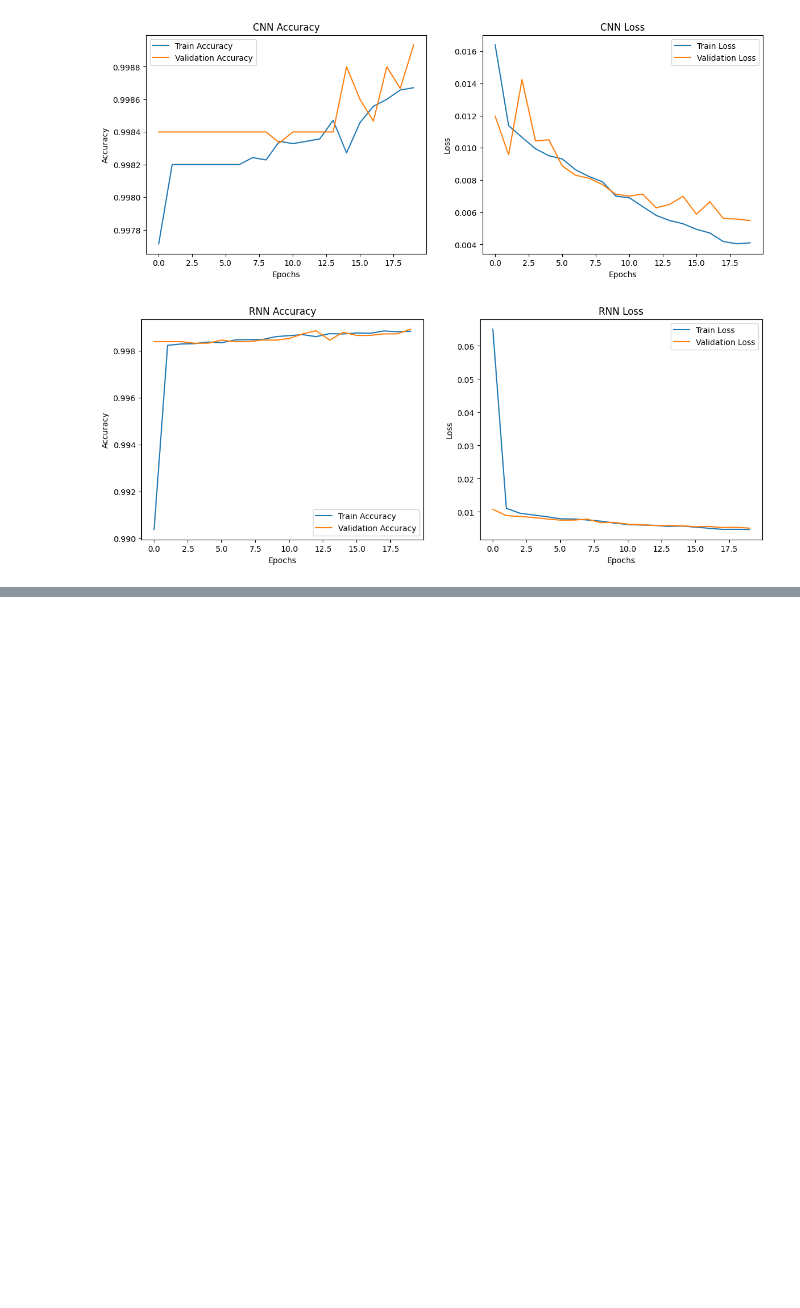
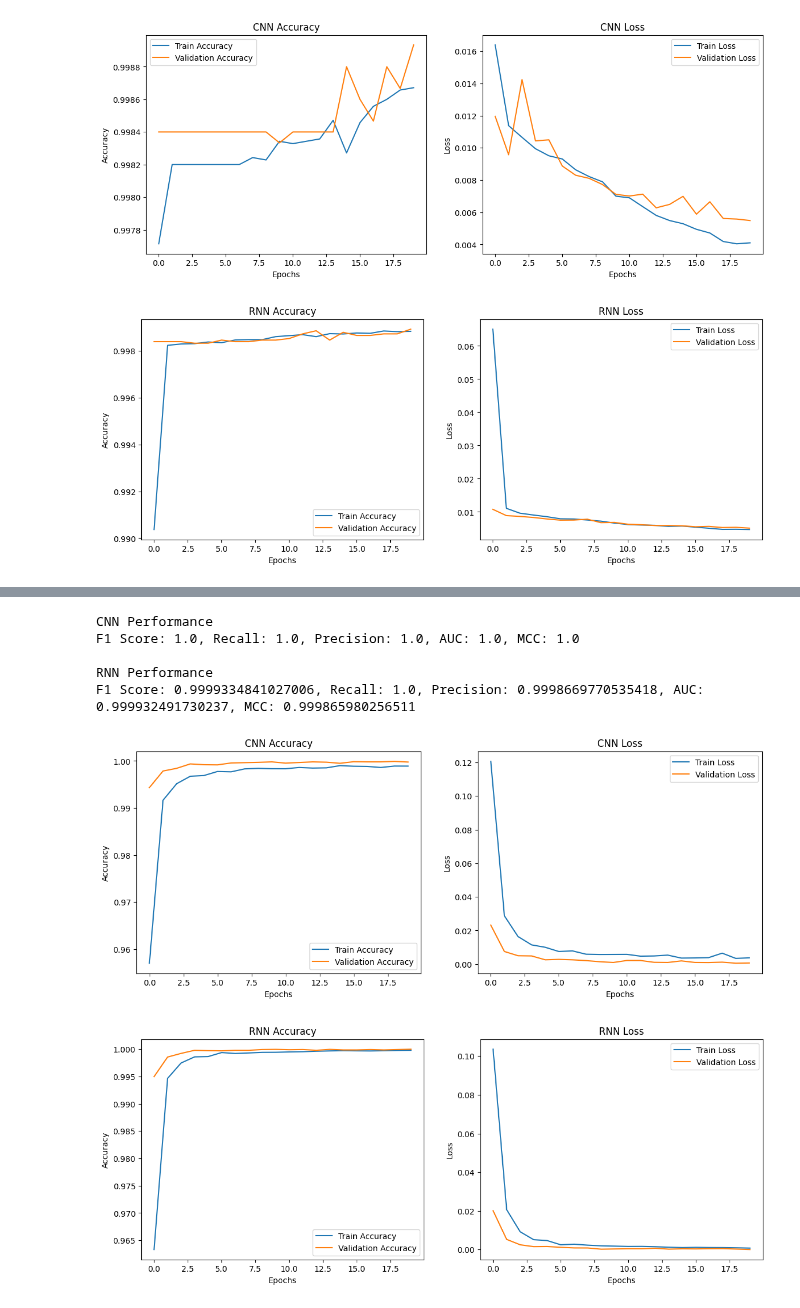
Before and after one commit to fjadidi2001/DataScienceJourney, a Jupyter notebook: Untitled0.ipynb, the cells around one changed output, grey strips where cells are left out. Saved outputs shown, nothing was run; the diff lists cells and outputs as text; code cells hidden in the pictures; blank space fills up the shorter version.

```diff
--- a/Untitled0.ipynb
+++ b/Untitled0.ipynb
@@ -220,0 +412,41 @@ KeyError: 8
+# %%
+print("CNN Performance")
+print(f"F1 Score: {cnn_f1}, Recall: {cnn_recall}, Precision: {cnn_precision}, AUC: {cnn_auc}, MCC: {cnn_mcc}")
+
+print("\nRNN Performance")
+print(f"F1 Score: {rnn_f1}, Recall: {rnn_recall}, Precision: {rnn_precision}, AUC: {rnn_auc}, MCC: {rnn_mcc}")
+# %% [output]
+CNN Performance
+F1 Score: 1.0, Recall: 1.0, Precision: 1.0, AUC: 1.0, MCC: 1.0
+
+RNN Performance
+F1 Score: 0.9999334841027006, Recall: 1.0, Precision: 0.9998669770535418, AUC: 0.999932491730237, MCC: 0.999865980256511
+# %%
+def plot_history(history, model_name):
+    plt.figure(figsize=(14, 5))
+
+    # Accuracy
+    plt.subplot(1, 2, 1)
+    plt.plot(history.history['accuracy'], label='Train Accuracy')
+    plt.plot(history.history['val_accuracy'], label='Validation Accuracy')
+    plt.title(f'{model_name} Accuracy')
+    plt.xlabel('Epochs')
+    plt.ylabel('Accuracy')
+    plt.legend()
+
+    # Loss
+    plt.subplot(1, 2, 2)
+    plt.plot(history.history['loss'], label='Train Loss')
+    plt.plot(history.history['val_loss'], label='Validation Loss')
+    plt.title(f'{model_name} Loss')
+    plt.xlabel('Epochs')
+    plt.ylabel('Loss')
+    plt.legend()
+
+    plt.show()
+
+plot_history(history_cnn, 'CNN')
+plot_history(history_rnn, 'RNN')
+# %% [output]
+[figure, added]
+[figure, added]
```
Also changed, not shown: parts of 15 cells of this notebook.
